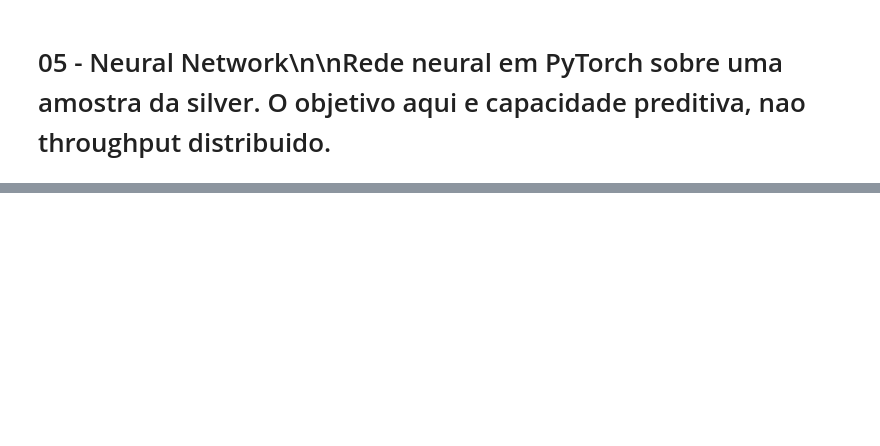
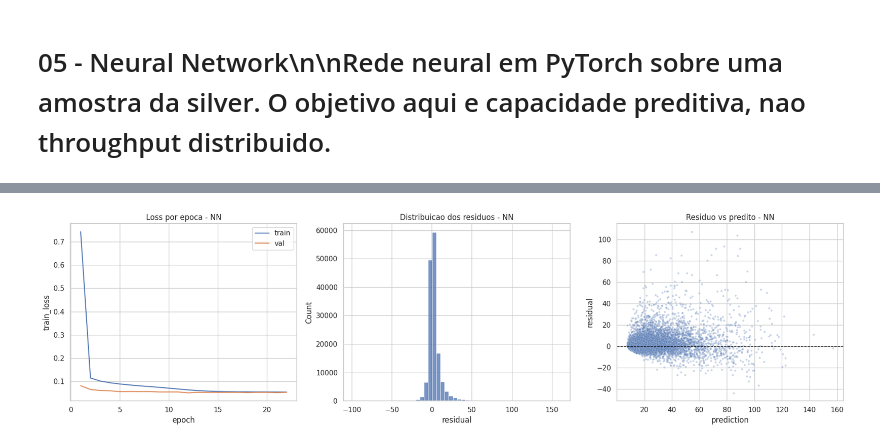
Before and after one commit to waizbart/nyc-rideshare-fare-prediction, a Jupyter notebook: notebooks/05_neural_network.ipynb, the cells around one changed output, grey strips where cells are left out. Cells and saved outputs as stored; diff of their text form; code cells hidden in the pictures; blank space fills up the shorter version.

```diff
--- a/notebooks/05_neural_network.ipynb
+++ b/notebooks/05_neural_network.ipynb
@@ -108,8 +242,10 @@ with torch.no_grad():
         batch_x = batch_x.to(device)
         pred_batches.append(model(batch_x).cpu().numpy())
 
-y_pred = np.vstack(pred_batches).reshape(-1)
-y_true = y_test.numpy().reshape(-1)
+y_pred_raw = np.vstack(pred_batches).reshape(-1)
+# Se treinado em log(fare), desfazer o transform para avaliar na escala original
+y_pred = np.exp(y_pred_raw) if USE_LOG_TARGET else y_pred_raw
+y_true = y_test.numpy().reshape(-1)  # y_test ja esta na escala original
 
 # np.sqrt(mean_squared_error) em vez de squared=False (deprecated em sklearn>=1.4, removido em 1.6)
 metrics = {
@@ -124,7 +262,7 @@ eval_pdf['prediction'] = y_pred
 eval_pdf['abs_error'] = (eval_pdf[TARGET_COL] - eval_pdf['prediction']).abs()
 eval_pdf['sq_error'] = (eval_pdf[TARGET_COL] - eval_pdf['prediction']) ** 2
 eval_pdf['distance_bucket'] = pd.cut(
-    eval_pdf['trip_miles'],
+    eval_pdf['trip_length'],
     bins=[-np.inf, 2, 5, 10, np.inf],
     labels=['0-2 mi', '2-5 mi', '5-10 mi', '10+ mi']
 )
@@ -139,5 +291,22 @@ borough_errors, distance_errors
 # %%
-history_pdf = pd.DataFrame(history)\nresidual_pdf = eval_pdf.copy()\nresidual_pdf['residual'] = residual_pdf[TARGET_COL] - residual_pdf['prediction']\n\nfig, axes = plt.subplots(1, 3, figsize=(18, 5))\nsns.lineplot(data=history_pdf, x='epoch', y='train_loss', ax=axes[0], label='train')\nsns.lineplot(data=history_pdf, x='epoch', y='val_loss', ax=axes[0], label='val')\naxes[0].set_title('Loss por epoca - NN')\nsns.histplot(residual_pdf['residual'], bins=50, ax=axes[1])\naxes[1].set_title('Distribuicao dos residuos - NN')\nsns.scatterplot(data=residual_pdf.sample(min(len(residual_pdf), 10000), random_state=SEED), x='prediction', y='residual', s=10, alpha=0.3, ax=axes[2])\naxes[2].axhline(0, color='black', linestyle='--', linewidth=1)\naxes[2].set_title('Residuo vs predito - NN')\nplt.tight_layout()\nplt.savefig(RESIDUAL_PLOT, dpi=150, bbox_inches='tight')\nplt.show()
+history_pdf = pd.DataFrame(history)
+residual_pdf = eval_pdf.copy()
+residual_pdf['residual'] = residual_pdf[TARGET_COL] - residual_pdf['prediction']
+
+fig, axes = plt.subplots(1, 3, figsize=(18, 5))
+sns.lineplot(data=history_pdf, x='epoch', y='train_loss', ax=axes[0], label='train')
+sns.lineplot(data=history_pdf, x='epoch', y='val_loss', ax=axes[0], label='val')
+axes[0].set_title('Loss por epoca - NN')
+sns.histplot(residual_pdf['residual'], bins=50, ax=axes[1])
+axes[1].set_title('Distribuicao dos residuos - NN')
+sns.scatterplot(data=residual_pdf.sample(min(len(residual_pdf), 10000), random_state=SEED), x='prediction', y='residual', s=10, alpha=0.3, ax=axes[2])
+axes[2].axhline(0, color='black', linestyle='--', linewidth=1)
+axes[2].set_title('Residuo vs predito - NN')
+plt.tight_layout()
+plt.savefig(RESIDUAL_PLOT, dpi=150, bbox_inches='tight')
+plt.show()
+# %% [output]
+[figure, added]
 # %%
 # Checkpoint completo: alem do state_dict, persistir feature_columns,
 # scaler.mean_/scale_ e ordem dos NUMERIC_COLS habilita inferencia em
```
Also changed, not shown: parts of 10 cells of this notebook, 12 other files.
